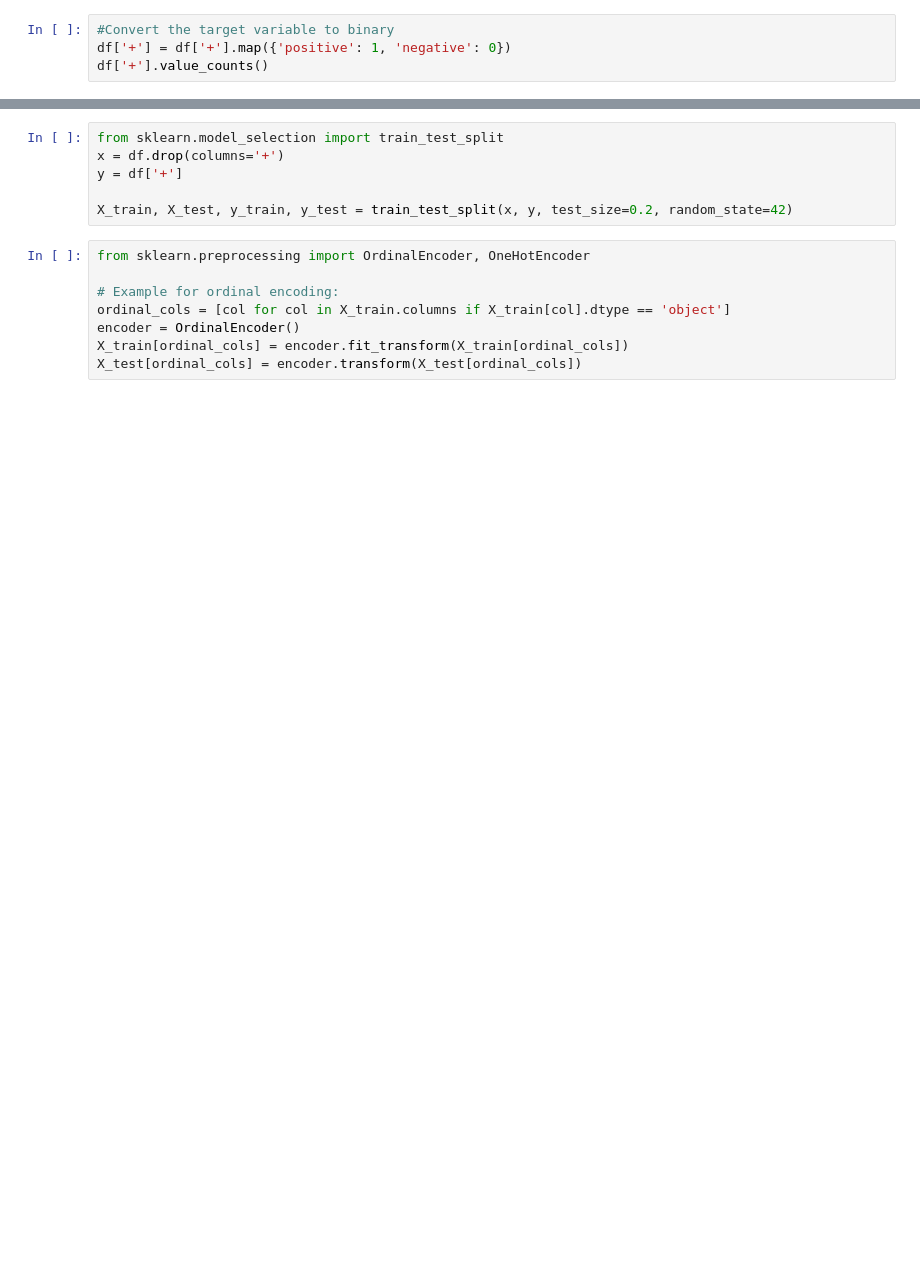
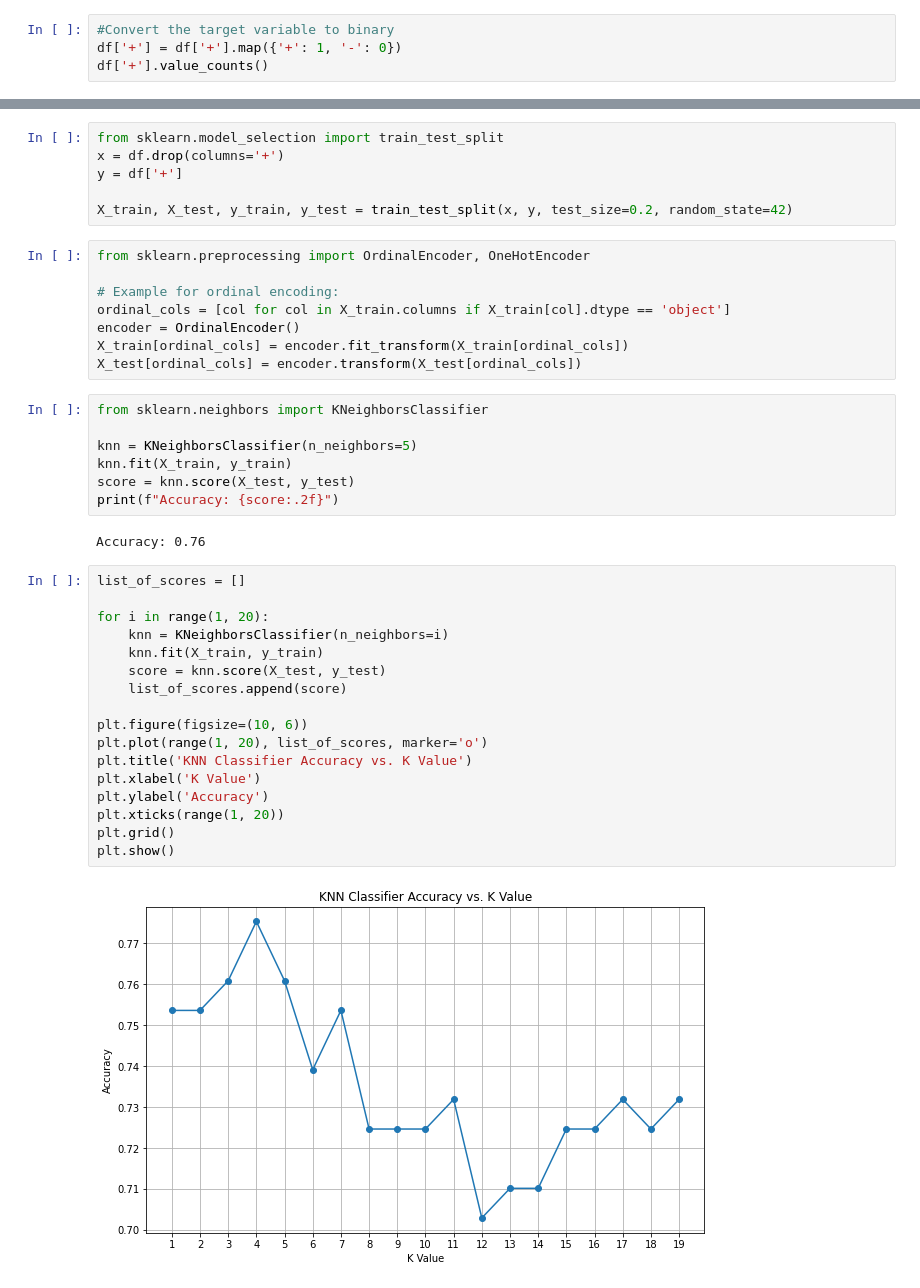
Before and after one commit to Arefe-Masnouie/data-mining, a Jupyter notebook: ML/supervised_learning/knn/knn.ipynb, the cells around one changed output, grey strips where cells are left out. Drawn from its saved outputs; the diff is of its cells as text; blank space fills up the shorter version.

Commit message:
k_value

```diff
--- a/ML/supervised_learning/knn/knn.ipynb
+++ b/ML/supervised_learning/knn/knn.ipynb
@@ -121,6 +121,6 @@ one_hot_data = pd.DataFrame(one_hot_data,
                           columns=one_hot.get_feature_names_out(dis_att_cols))
 # %%
 #Convert the target variable to binary
-df['+'] = df['+'].map({'positive': 1, 'negative': 0})
+df['+'] = df['+'].map({'+': 1, '-': 0})
 df['+'].value_counts()
 # %% [output]
@@ -139,3 +142,31 @@ ordinal_cols = [col for col in X_train.columns if X_train[col].dtype == 'object'
 encoder = OrdinalEncoder()
 X_train[ordinal_cols] = encoder.fit_transform(X_train[ordinal_cols])
 X_test[ordinal_cols] = encoder.transform(X_test[ordinal_cols])
+# %%
+from sklearn.neighbors import KNeighborsClassifier
+
+knn = KNeighborsClassifier(n_neighbors=5)
+knn.fit(X_train, y_train)
+score = knn.score(X_test, y_test)
+print(f"Accuracy: {score:.2f}")
+# %% [output]
+Accuracy: 0.76
+# %%
+list_of_scores = []
+
+for i in range(1, 20):
+    knn = KNeighborsClassifier(n_neighbors=i)
+    knn.fit(X_train, y_train)
+    score = knn.score(X_test, y_test)
+    list_of_scores.append(score)
+
+plt.figure(figsize=(10, 6))
+plt.plot(range(1, 20), list_of_scores, marker='o')
+plt.title('KNN Classifier Accuracy vs. K Value')
+plt.xlabel('K Value')
+plt.ylabel('Accuracy')
+plt.xticks(range(1, 20))
+plt.grid()
+plt.show()
+# %% [output]
+[figure, added]
```
Also changed, not shown: parts of 2 cells of this notebook.
